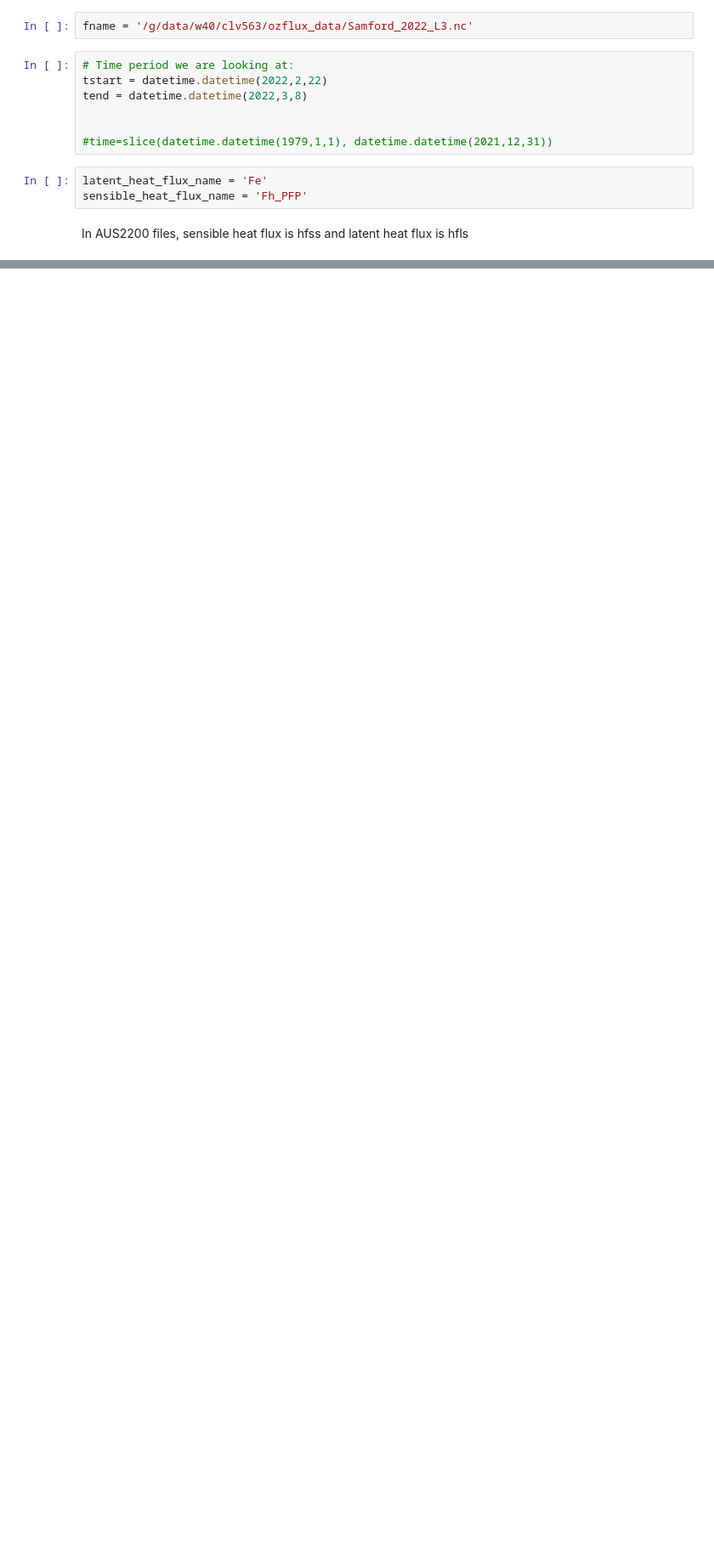
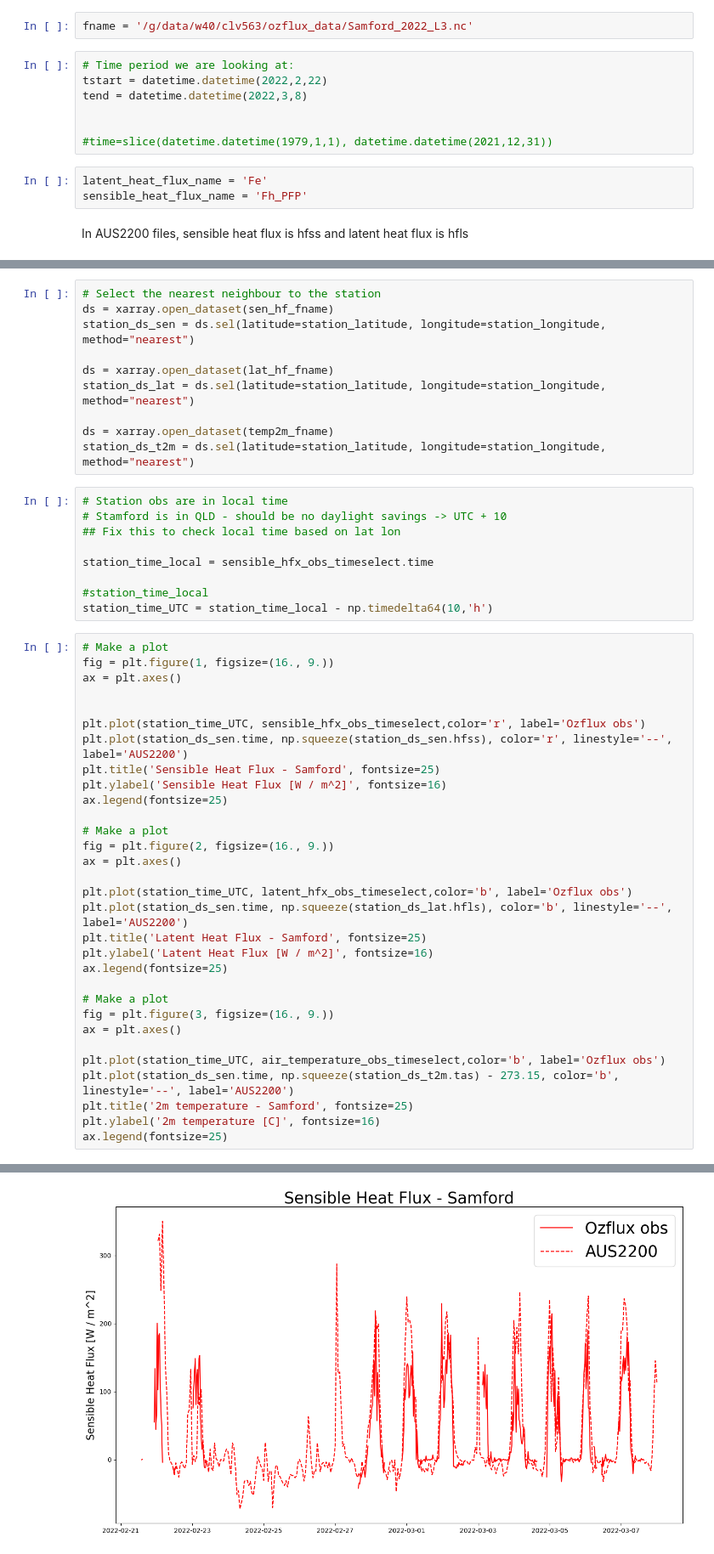
Before and after one commit to coecms/AUS2200_CLEX_analysis, a Jupyter notebook: evaluation/surface_radiation/sensible_latent_hf_validation.ipynb, the cells around one changed output, grey strips where cells are left out. Shown at 85% size. Saved outputs shown, nothing was run; the diff lists cells and outputs as text; blank space fills up the shorter version.

```diff
--- a/evaluation/surface_radiation/sensible_latent_hf_validation.ipynb
+++ b/evaluation/surface_radiation/sensible_latent_hf_validation.ipynb
@@ -60,0 +96,51 @@ sensible_hfx_obs_timeselect.plot(color='r')
+# %%
+# Select the nearest neighbour to the station
+ds = xarray.open_dataset(sen_hf_fname)
+station_ds_sen = ds.sel(latitude=station_latitude, longitude=station_longitude, method="nearest")
+
+ds = xarray.open_dataset(lat_hf_fname)
+station_ds_lat = ds.sel(latitude=station_latitude, longitude=station_longitude, method="nearest")
+
+ds = xarray.open_dataset(temp2m_fname)
+station_ds_t2m = ds.sel(latitude=station_latitude, longitude=station_longitude, method="nearest")
+# %%
+# Station obs are in local time
+# Stamford is in QLD - should be no daylight savings -> UTC + 10
+## Fix this to check local time based on lat lon
+
+station_time_local = sensible_hfx_obs_timeselect.time
+
+#station_time_local
+station_time_UTC = station_time_local - np.timedelta64(10,'h')
+# %%
+# Make a plot
+fig = plt.figure(1, figsize=(16., 9.))
+ax = plt.axes()
+
+
+plt.plot(station_time_UTC, sensible_hfx_obs_timeselect,color='r', label='Ozflux obs')
+plt.plot(station_ds_sen.time, np.squeeze(station_ds_sen.hfss), color='r', linestyle='--', label='AUS2200')
+plt.title('Sensible Heat Flux - Samford', fontsize=25)
+plt.ylabel('Sensible Heat Flux [W / m^2]', fontsize=16)
+ax.legend(fontsize=25)
+
+# Make a plot
+fig = plt.figure(2, figsize=(16., 9.))
+ax = plt.axes()
+
+plt.plot(station_time_UTC, latent_hfx_obs_timeselect,color='b', label='Ozflux obs')
+plt.plot(station_ds_sen.time, np.squeeze(station_ds_lat.hfls), color='b', linestyle='--', label='AUS2200')
+plt.title('Latent Heat Flux - Samford', fontsize=25)
+plt.ylabel('Latent Heat Flux [W / m^2]', fontsize=16)
+ax.legend(fontsize=25)
+
+# Make a plot
+fig = plt.figure(3, figsize=(16., 9.))
+ax = plt.axes()
+
+plt.plot(station_time_UTC, air_temperature_obs_timeselect,color='b', label='Ozflux obs')
+plt.plot(station_ds_sen.time, np.squeeze(station_ds_t2m.tas) - 273.15, color='b', linestyle='--', label='AUS2200')
+plt.title('2m temperature - Samford', fontsize=25)
+plt.ylabel('2m temperature [C]', fontsize=16)
+ax.legend(fontsize=25)
+# %% [output]
@@ -60,0 +148 @@ sensible_hfx_obs_timeselect.plot(color='r')
+[figure, added]
```
Also changed, not shown: parts of 7 cells of this notebook.
